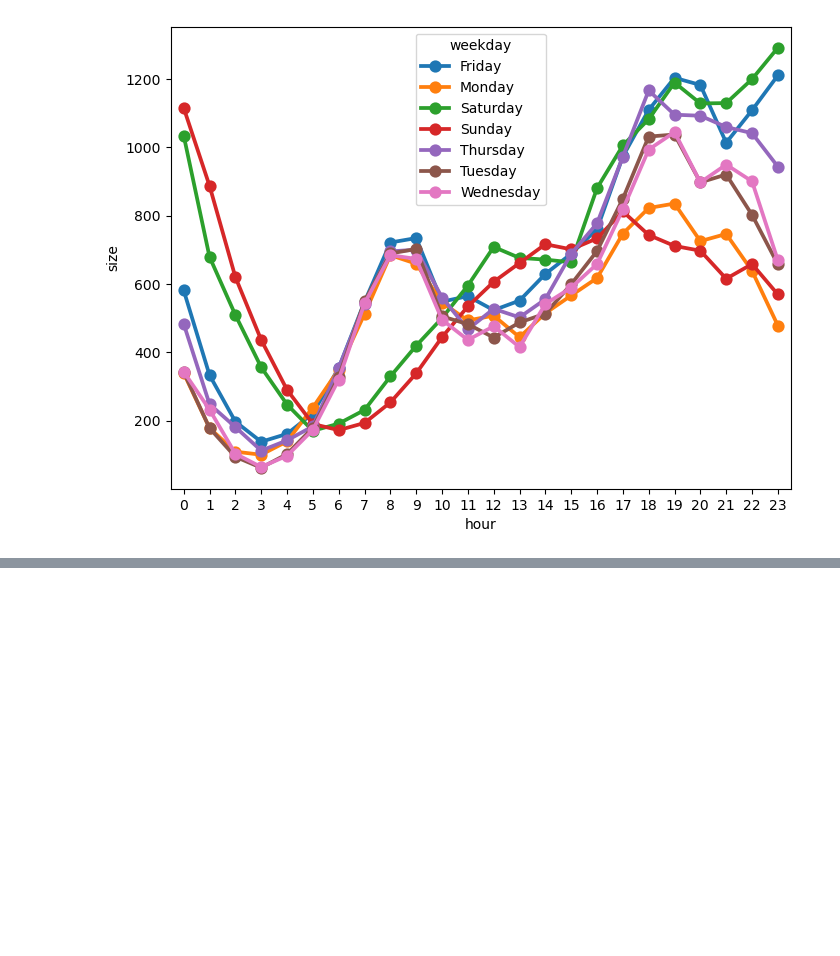
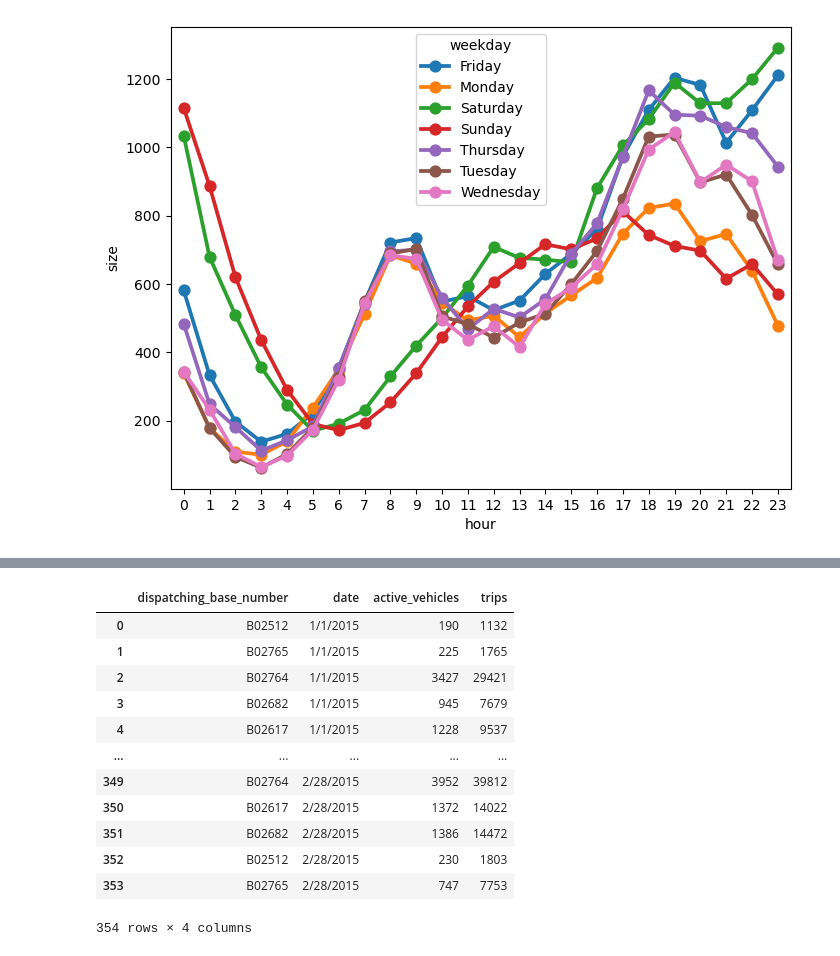
Before and after one commit to Aru-jan/Uber, a Jupyter notebook: uber_project.ipynb, the cells around one changed output, grey strips where cells are left out. Saved outputs shown, nothing was run; the diff lists cells and outputs as text; code cells hidden in the pictures; blank space fills up the shorter version.

```diff
--- a/uber_project.ipynb
+++ b/uber_project.ipynb
@@ -220,0 +252,17 @@ sns.pointplot(x='hour', y='size', hue='weekday', data=day_hour)
+# %%
+uber_foil = pd.read_csv(r"/Users/aruzhanakbayeva/Desktop/new projects/uber/uber_dataset/Uber-Jan-Feb-FOIL.csv")
+uber_foil
+# %% [output]
+|  | dispatching_base_number | date | active_vehicles | trips |
+| 0 | B02512 | 1/1/2015 | 190 | 1132 |
+| 1 | B02765 | 1/1/2015 | 225 | 1765 |
+| 2 | B02764 | 1/1/2015 | 3427 | 29421 |
+| 3 | B02682 | 1/1/2015 | 945 | 7679 |
+| 4 | B02617 | 1/1/2015 | 1228 | 9537 |
+| ... | ... | ... | ... | ... |
+| 349 | B02764 | 2/28/2015 | 3952 | 39812 |
+| 350 | B02617 | 2/28/2015 | 1372 | 14022 |
+| 351 | B02682 | 2/28/2015 | 1386 | 14472 |
+| 352 | B02512 | 2/28/2015 | 230 | 1803 |
+| 353 | B02765 | 2/28/2015 | 747 | 7753 |
+354 rows × 4 columns
```
Also changed, not shown: parts of 13 cells of this notebook.
